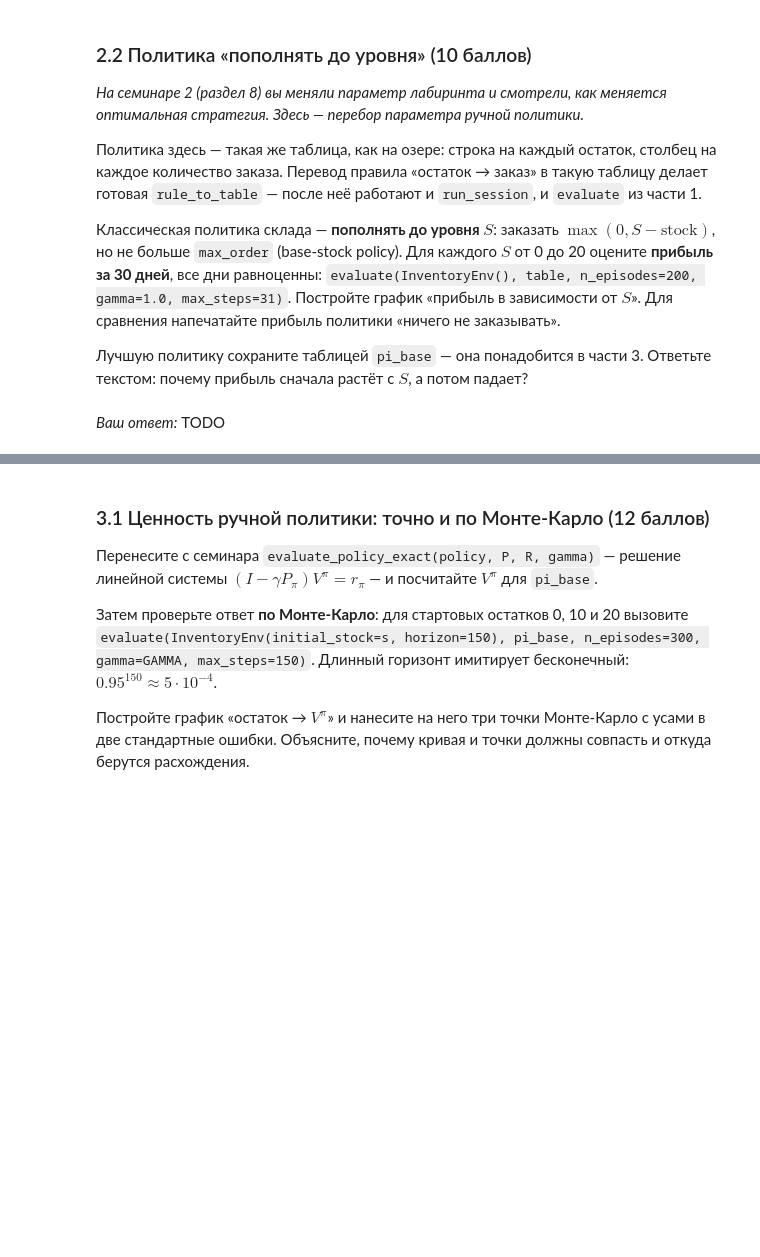
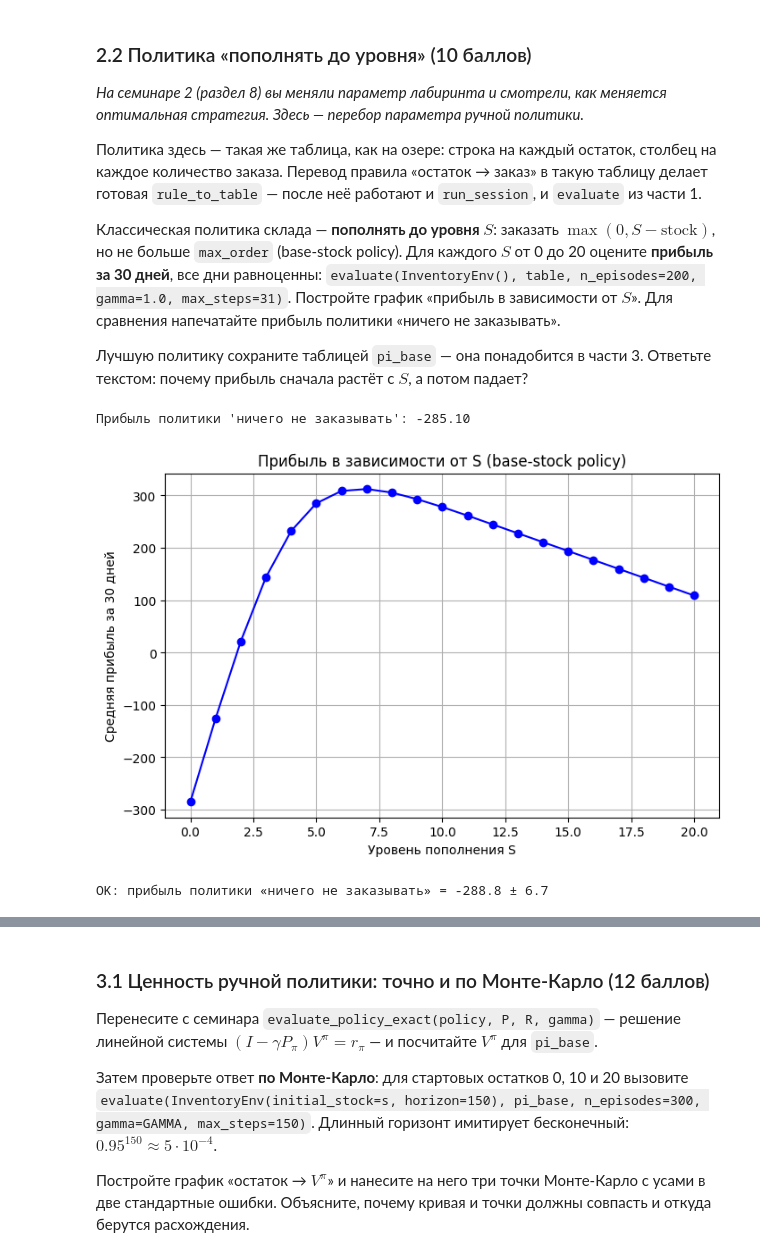
Before and after one commit to BorisK7/my_bot, a Jupyter notebook: homeworks/hw1/homework.ipynb, the cells around one changed output, grey strips where cells are left out. Drawn from its saved outputs; the diff is of its cells as text; code cells hidden in the pictures; blank space fills up the shorter version.

```diff
--- a/homeworks/hw1/homework.ipynb
+++ b/homeworks/hw1/homework.ipynb
@@ -301,7 +301,23 @@ class InventoryEnv(gym.Env):
     def step(self, action):
         # TODO 2.1: спрос через self.np_random, награда и новый остаток через day_reward,
         #           день +1, конец горизонта; вернуть (obs, reward, terminated, truncated, info)
-        raise NotImplementedError
+        info = {}
+        terminated, truncated = False, False
+        demand=self.np_random.poisson(lam=self.demand_mean)
+
+        reward, left, sold = day_reward(self, self.stock, action, demand)
+        self.stock = left
+
+        self.day += 1
+        if self.day==self.horizon:
+          terminated=True
+
+        info["sold"]=sold
+        info["demand"]=demand
+        obs = self.stock
+
+        return(obs, reward, terminated, truncated, info)
+
 
     def render(self):
         if self.render_mode == "ansi":
@@ -352,15 +370,38 @@ print("OK: InventoryEnv проходит проверки")
 # %%
 def rule_to_table(rule, n_states=21, n_actions=11):
     """Правило «остаток -> сколько заказать» превращаем в таблицу-политику. Дана готовой."""
     table = np.zeros((n_states, n_actions))
     for s in range(n_states):
         table[s, min(max(int(rule(s)), 0), n_actions - 1)] = 1.0   # заказ обрезаем по max_order
     return table
 
 # TODO 2.2: для каждого S от 0 до 20 оценить прибыль за 30 дней через
 #           evaluate(InventoryEnv(), rule_to_table(...), n_episodes=200, gamma=1.0, max_steps=31),
 #           построить график «прибыль от S» и напечатать прибыль политики «ничего не заказывать»
-pi_base = ...   # TODO: таблица лучшей base-stock политики
+def rule_S(s):
+  return max(0,S-s)
+
+returns=[]
+for S in range(21):
+  returns_mean, error_std = evaluate(InventoryEnv(), rule_to_table(rule_S), n_episodes=200, gamma=1.0, max_steps=31)
+  returns.append(returns_mean)
+
+S=np.argmax(returns)
+pi_base = rule_to_table(rule_S)   # TODO: таблица лучшей base-stock политики
+print(f"Прибыль политики 'ничего не заказывать': {returns[0]:.2f}")
+
+import matplotlib.pyplot as plt
+
+plt.figure(figsize=(8, 5))
+plt.plot(range(21), returns, marker='o', color='b')
+plt.xlabel("Уровень пополнения S")
+plt.ylabel("Средняя прибыль за 30 дней")
+plt.title("Прибыль в зависимости от S (base-stock policy)")
+plt.grid(True)
+plt.show()
+# %% [output]
+Прибыль политики 'ничего не заказывать': -285.10
+[figure, added]
 # %%
 # Самопроверка 2.2
 _t = rule_to_table(lambda s: min(10, 20 - s))
@@ -369,5 +410,5 @@ _m, _se = evaluate(InventoryEnv(), rule_to_table(lambda s: 0), n_episodes=20, ga
 assert np.isscalar(_m) and np.isscalar(_se) and _se >= 0, "evaluate должна вернуть пару чисел: среднее и стандартную ошибку"
 assert pi_base.shape == (21, 11) and np.allclose(pi_base.sum(axis=1), 1), "pi_base — таблица 21 × 11, строки суммируются в единицу"
 print(f"OK: прибыль политики «ничего не заказывать» = {_m:.1f} ± {_se:.1f}")
+# %% [output]
+OK: прибыль политики «ничего не заказывать» = -288.8 ± 6.7
-# %% [markdown]
-_Ваш ответ:_ TODO
```
Also changed, not shown: parts of 14 cells of this notebook.
